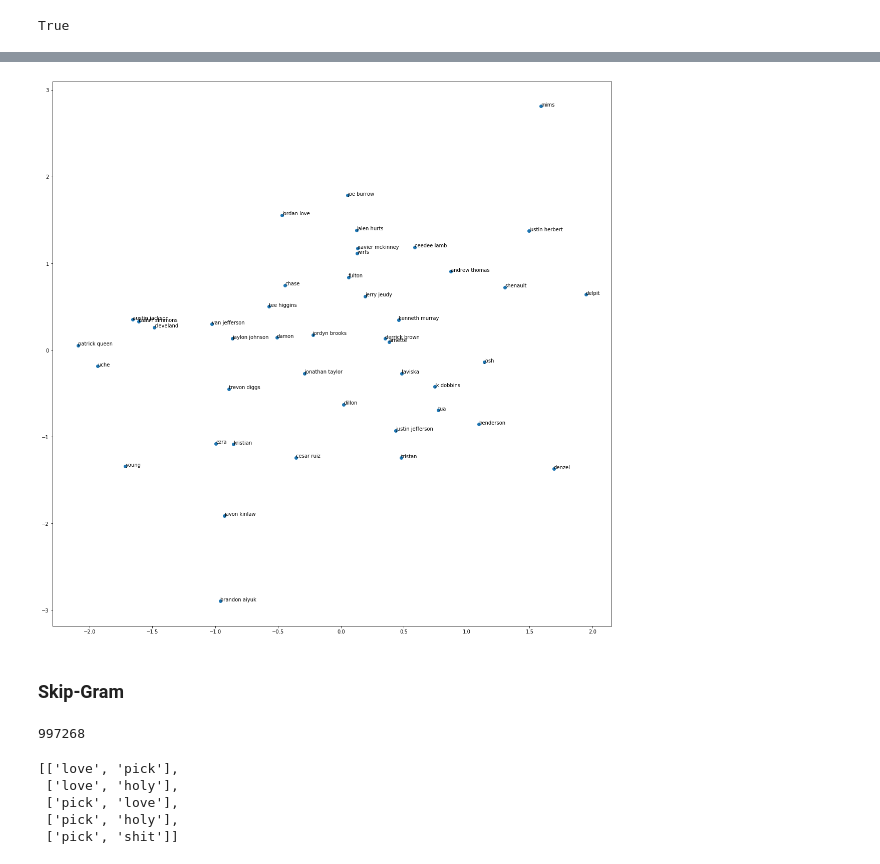
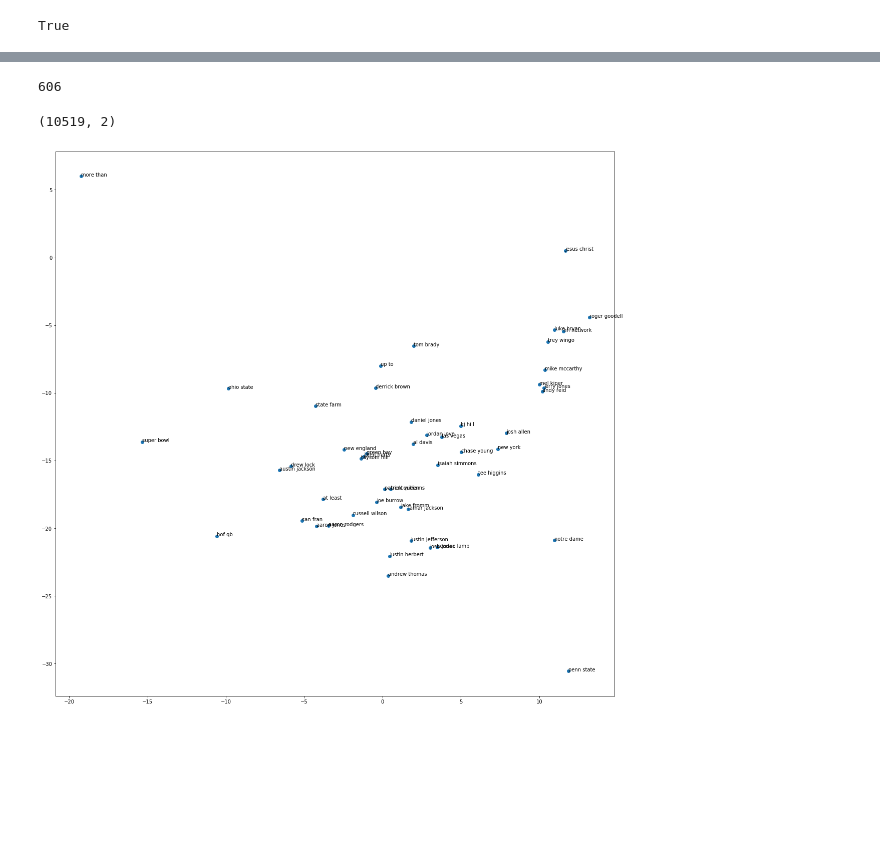
Before and after one commit to alan-flint/NFL-Comments, a Jupyter notebook: nfl_embeddings.ipynb, the cells around one changed output, grey strips where cells are left out. Drawn from its saved outputs; the diff is of its cells as text; code cells hidden in the pictures; blank space fills up the shorter version.

```diff
--- a/nfl_embeddings.ipynb
+++ b/nfl_embeddings.ipynb
@@ -297,16 +405,41 @@ r1_players = [name for name in r1_players if name in vocab2idx.keys()]
+# %%
+new = set(vocab2idx.keys()) - set(word_vecs.keys())
+new_names = {item for item in new if item.count(' ') == 1}
+new_names = {name for name in new_names if 'year' not in name
+                                        and 'the' not in name
+                                        and 'day' not in name
+                                        and 'night' not in name
+                                        and 'minute' not in name
+                                        and 'hour' not in name
+                                        and 'season' not in name
+                                        and 'a ' not in name
+                                        and 'this' not in name
+                                        and 'feeding' not in name
+                                        and 'only one' not in name
+                                        and 'draft' not in name}
+len(new_names)
+# %% [output]
+606
+# %%
+name_cts = [(name, word_ct[name]) for name in new_names]
+names = sorted(name_cts, key=lambda x: x[1], reverse=True)[:50]
+top_names = [nm for (nm, ct) in names]
+# %%
+emb_2d = TSNE(n_components=2, perplexity=45).fit_transform(W)
+emb_2d.shape
+# %% [output]
+(10519, 2)
 # %%
-idx = [vocab2idx[name] for name in r1_players]
+idx = [vocab2idx[name] for name in top_names]
 # %%
 rev = {v:k for k,v in vocab2idx.items()}
 # %%
 plt.figure(figsize=(20,20))
-plt.scatter(output[idx,0], output[idx,1])
+plt.scatter(emb_2d[idx,0], emb_2d[idx,1])
 
 for i in idx:
-    plt.annotate(rev[i], (output[i,0], output[i,1]))
+    plt.annotate(rev[i], (emb_2d[i,0], emb_2d[i,1]))
 
 plt.show()
 # %% [output]
-[figure, old version]
+[figure, new version]
-# %% [markdown]
-### Skip-Gram
@@ -324,12 +445,0 @@ for row in text:
-# %%
-len(skip_gram_list)
-# %% [output]
-997268
-# %%
-skip_gram_list[:5]
-# %% [output]
-[['love', 'pick'],
- ['love', 'holy'],
- ['pick', 'love'],
- ['pick', 'holy'],
- ['pick', 'shit']]
```
Also changed, not shown: parts of 85 cells of this notebook, 5 other files.
